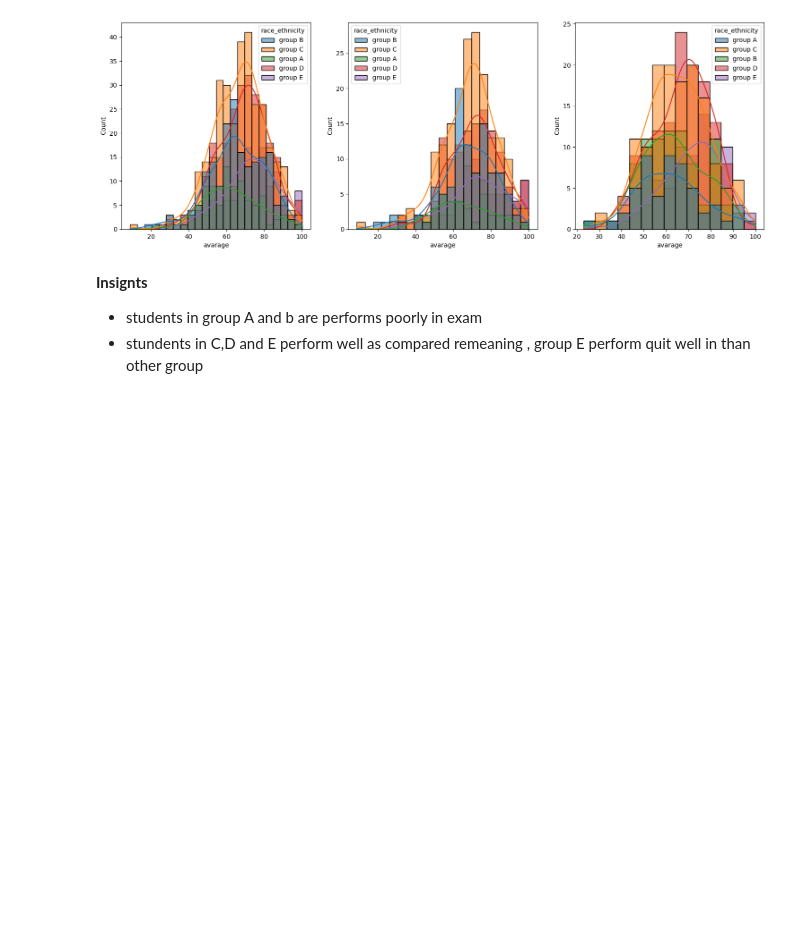
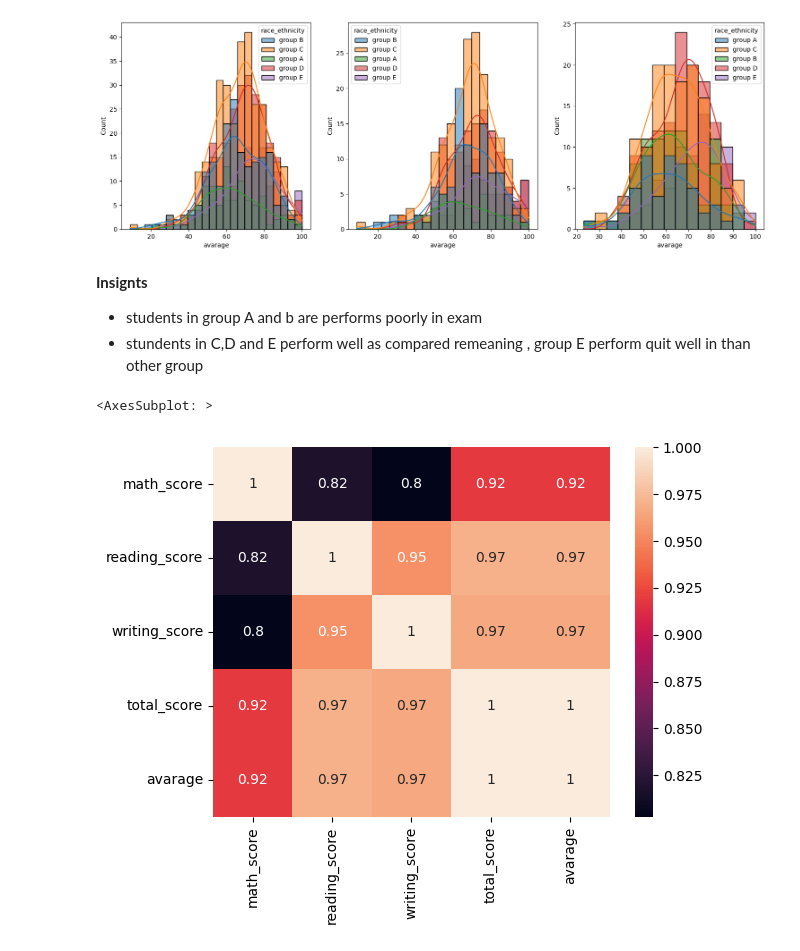
Before and after one commit to prashdev01/practice-Q, a Jupyter notebook: Exploratry Data Analysis/EDA_For_stud.ipynb, the cells around one changed output. Cells and saved outputs as stored; diff of their text form; code cells hidden in the pictures; blank space fills up the shorter version.

```diff
--- a/Exploratry Data Analysis/EDA_For_stud.ipynb
+++ b/Exploratry Data Analysis/EDA_For_stud.ipynb
@@ -196,3 +196,8 @@ sns.histplot(data=df[df.gender=='male'],x='avarage',kde=True,hue="race_ethnicity
 **Insignts**
 - students in group A and b are performs poorly in exam
 - stundents in C,D and E perform well as compared remeaning , group E perform quit well in than other group
+# %%
+sns.heatmap(df.corr(),annot=True)
+# %% [output]
+<AxesSubplot: >
+[figure, added]
```
